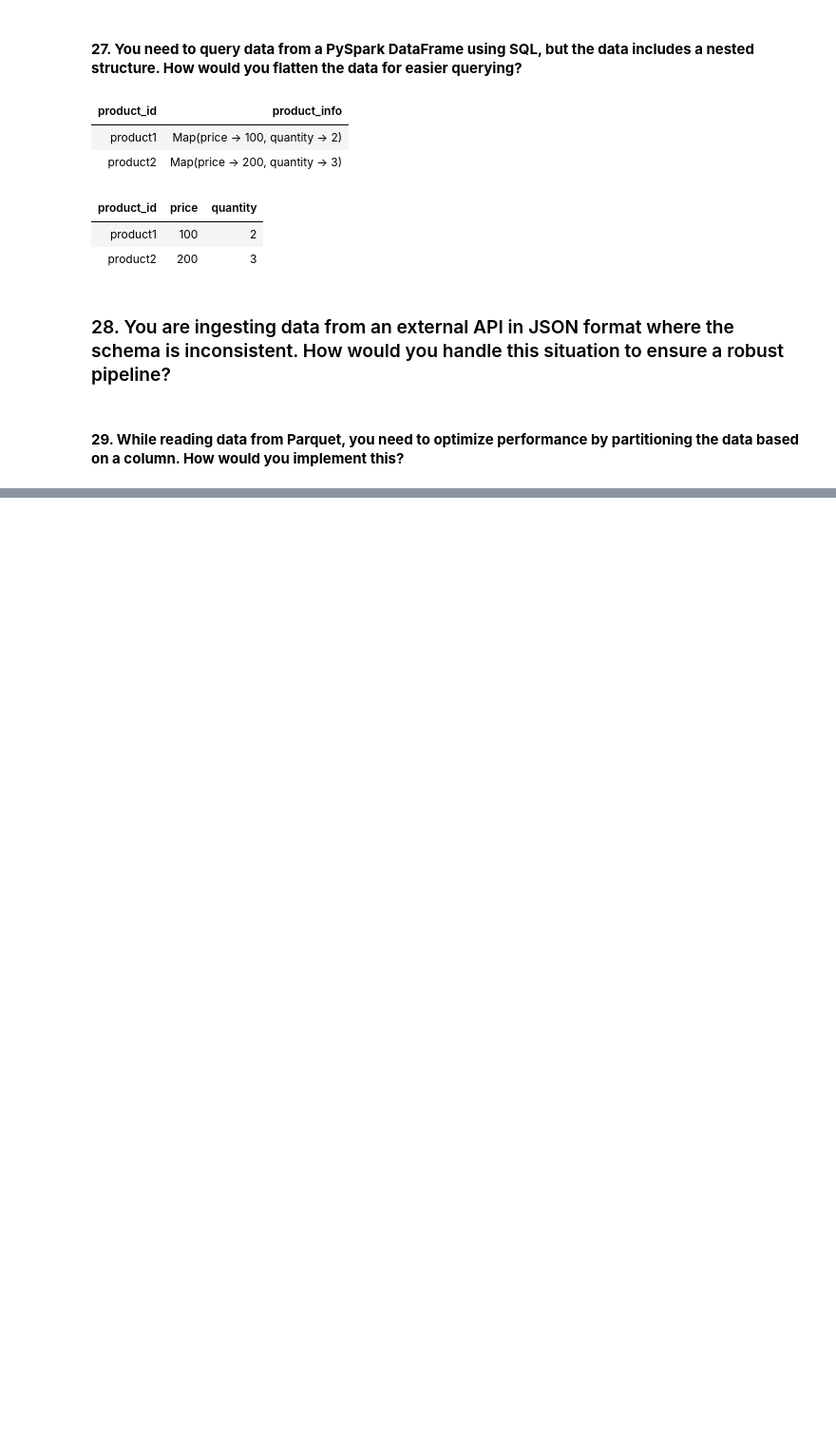
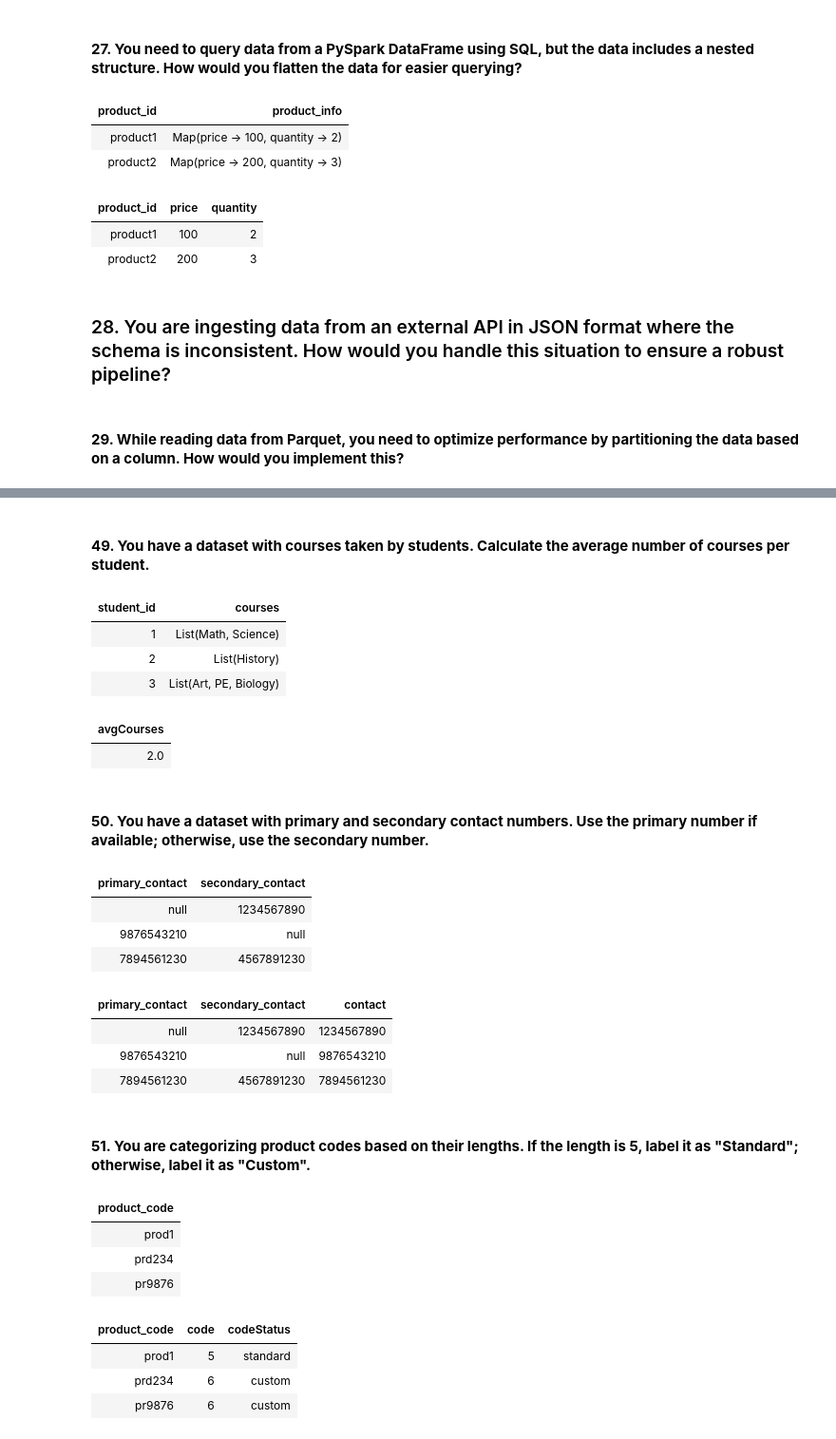
Before and after one commit to Abishek0710/Interview-Questions-Preparation, a Jupyter notebook: Pyspark Interview Qns/PySpark Interview.ipynb, the cells around one changed output, grey strips where cells are left out. Shown at 95% size. Saved outputs shown, nothing was run; the diff lists cells and outputs as text; code cells hidden in the pictures; blank space fills up the shorter version.

```diff
--- a/Pyspark Interview Qns/PySpark Interview.ipynb
+++ b/Pyspark Interview Qns/PySpark Interview.ipynb
@@ -560,0 +748,64 @@ df.write.format('parquet').mode('append').partitionBy('column').save('path')
+# %% [markdown]
+#### **49. You have a dataset with courses taken by students. Calculate the average number of courses per student.**
+# %%
+data = [
+    (1, ["Math", "Science"]),
+    (2, ["History"]),
+    (3, ["Art", "PE", "Biology"]),
+]
+schema = ["student_id", "courses"]
+
+df = spark.createDataFrame(data, schema)
+df.display()
+# %% [output]
+| student_id | courses |
+| 1 | List(Math, Science) |
+| 2 | List(History) |
+| 3 | List(Art, PE, Biology) |
+# %%
+df = df.withColumn('NoOfCourse', size(col("courses")))
+df.groupby().agg(avg(col('NoOfCourse')).alias('avgCourses')).display()
+# %% [output]
+| avgCourses |
+| 2.0 |
+# %% [markdown]
+#### **50. You have a dataset with primary and secondary contact numbers. Use the primary number if available; otherwise, use the secondary number.**
+# %%
+data = [
+    (None, "1234567890"),
+    ("9876543210", None),
+    ("7894561230", "4567891230"),
+]
+schema = ["primary_contact", "secondary_contact"]
+
+df = spark.createDataFrame(data, schema)
+df.display()
+# %% [output]
+| primary_contact | secondary_contact |
+| null | 1234567890 |
+| 9876543210 | null |
+| 7894561230 | 4567891230 |
+# %%
+df.withColumn('contact', when(col("primary_contact").isNull(), col('secondary_contact')).otherwise(col('primary_contact')) ).display()
+# %% [output]
+| primary_contact | secondary_contact | contact |
+| null | 1234567890 | 1234567890 |
+| 9876543210 | null | 9876543210 |
+| 7894561230 | 4567891230 | 7894561230 |
+# %% [markdown]
+#### **51. You are categorizing product codes based on their lengths. If the length is 5, label it as "Standard"; otherwise, label it as "Custom".**
+# %%
+data = [
+    ("prod1",),
+    ("prd234",),
+    ("pr9876",),
+]
+schema = ["product_code"]
+
+df = spark.createDataFrame(data, schema)
+df.display()
+# %% [output]
+| product_code |
+| prod1 |
+| prd234 |
+| pr9876 |
@@ -560,0 +815,7 @@ df.write.format('parquet').mode('append').partitionBy('column').save('path')
+# %%
+df.display()
+# %% [output]
+| product_code | code | codeStatus |
+| prod1 | 5 | standard |
+| prd234 | 6 | custom |
+| pr9876 | 6 | custom |
```
Also changed, not shown: parts of 26 cells of this notebook.
